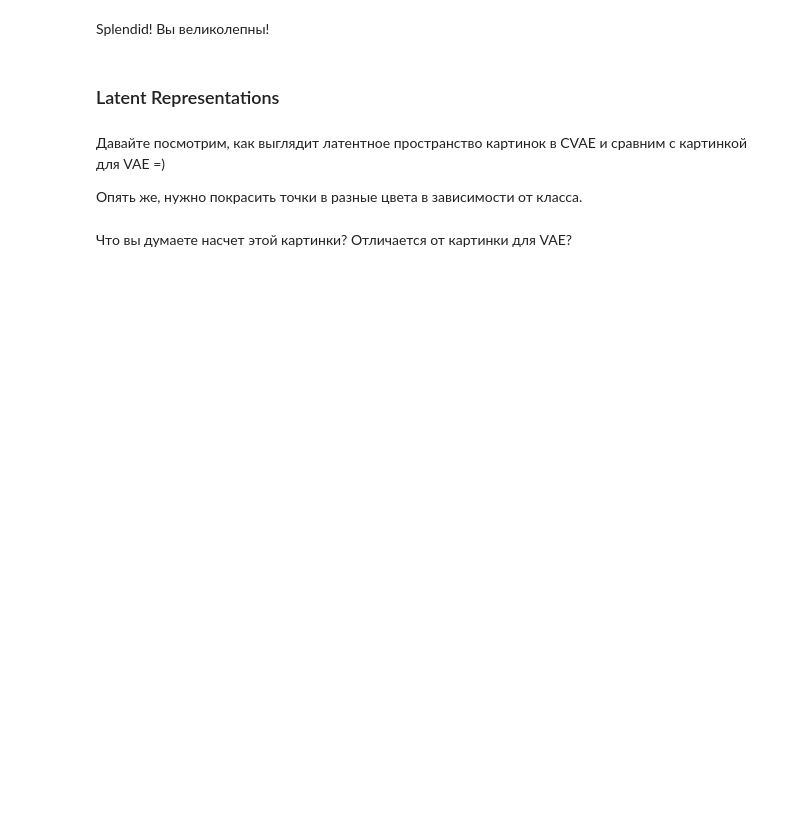
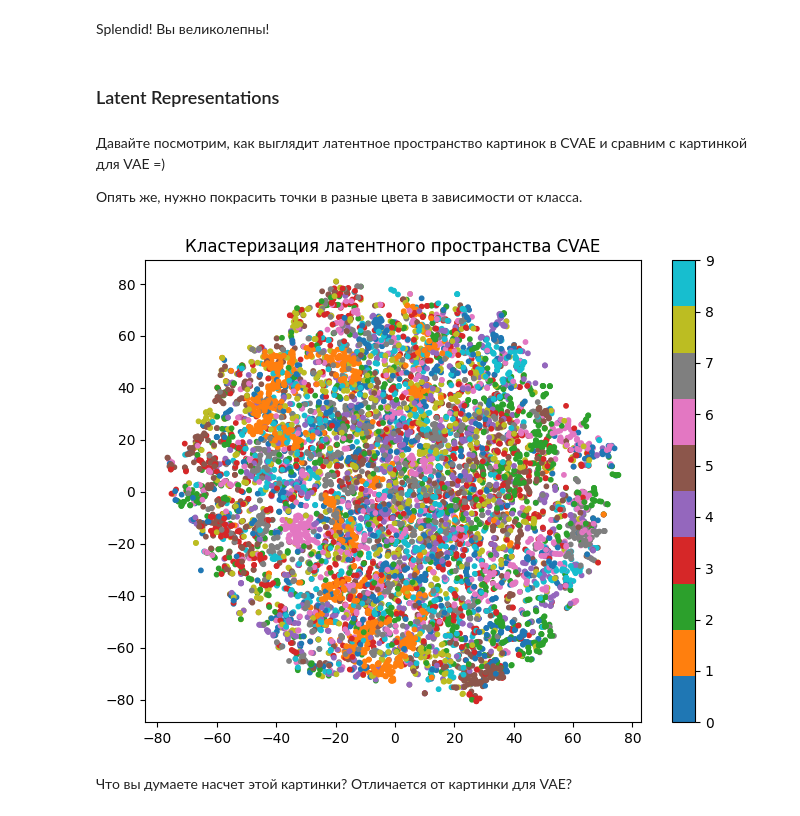
Before and after one commit to Figishe/DeepLearningSchool_part_1_ml_cv, a Jupyter notebook: week_10_AE_VAE/Homework/hw_7_autoencoders.ipynb, the cells around one changed output. Cells and saved outputs as stored; diff of their text form; code cells hidden in the pictures; blank space fills up the shorter version.

```diff
--- a/week_10_AE_VAE/Homework/hw_7_autoencoders.ipynb
+++ b/week_10_AE_VAE/Homework/hw_7_autoencoders.ipynb
@@ -956,2 +1128,27 @@ Splendid! Вы великолепны!
+# %%
+latents_list = []
+labels_list = []
+
+with torch.no_grad():
+    for X_batch, y_batch in test_loader:
+        X_batch = X_batch.to(DEVICE)
+        y_batch = y_batch.to(DEVICE)
+        mean, logvar = best_cvae.model.encode(X_batch, y_batch)
+        latents_list.append(mean.cpu())
+        labels_list.append(y_batch)
+
+latents = torch.cat(latents_list, dim=0).cpu().numpy()
+labels = torch.cat(labels_list, dim=0).cpu().numpy()
+
+tsne = TSNE(n_components=2, random_state=42)
+latents_2d = tsne.fit_transform(latents)
+
+plt.figure(figsize=(8,6))
+scatter = plt.scatter(latents_2d[:,0], latents_2d[:,1], c=labels, cmap="tab10", s=10)
+plt.colorbar(scatter, ticks=range(10))
+plt.title("Кластеризация латентного пространства CVAE")
+plt.show()
+# %% [output]
+[figure, added]
 # %% [markdown]
 Что вы думаете насчет этой картинки? Отличается от картинки для VAE?
```
Also changed, not shown: parts of 23 cells of this notebook.
